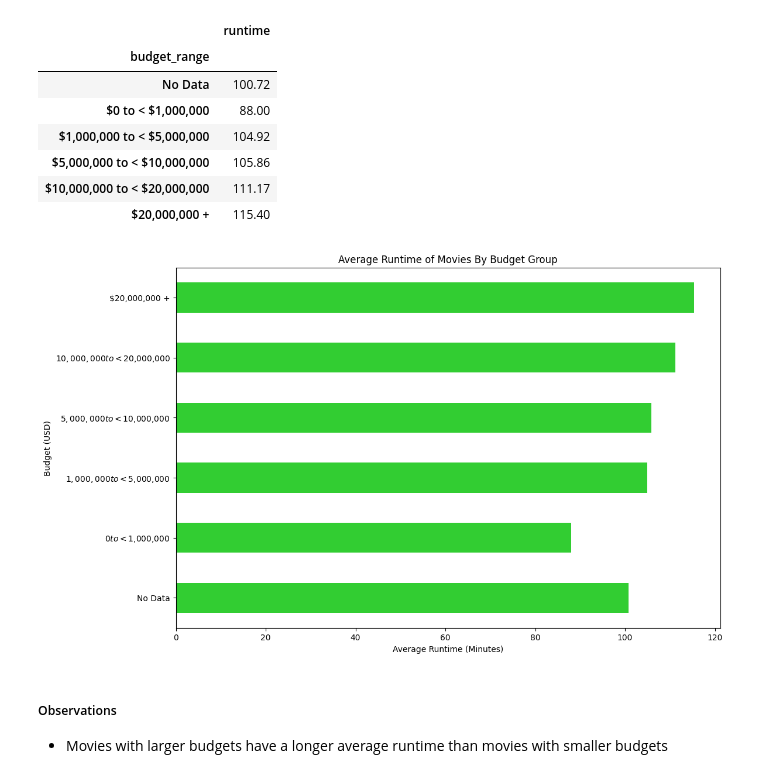
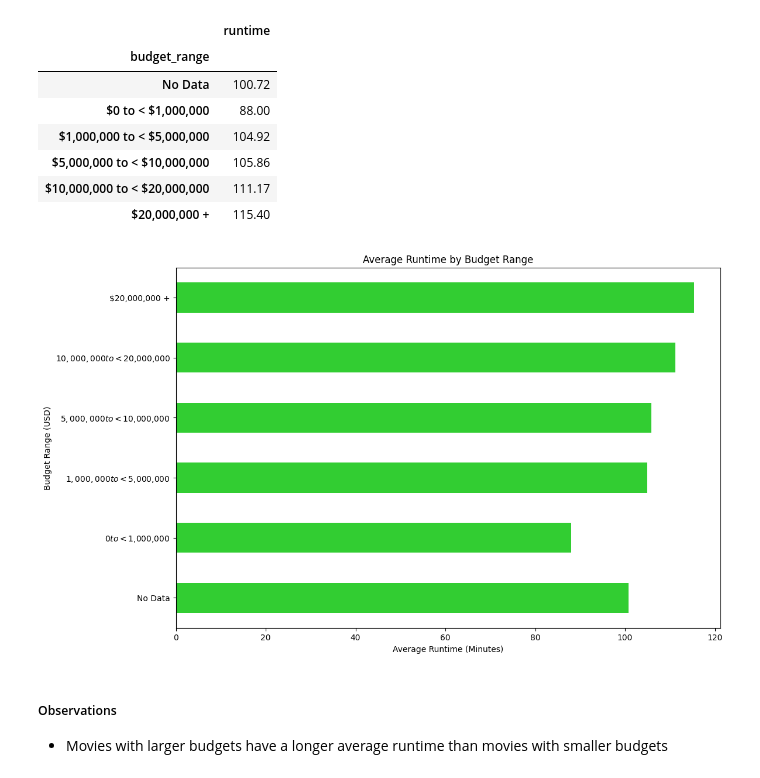
Before and after one commit to AlexPMorton/A24-Movies-EDA, a Jupyter notebook: A24_EDA.ipynb, the cells around one changed output. Cells and saved outputs as stored; diff of their text form; code cells hidden in the pictures.

```diff
--- a/A24_EDA.ipynb
+++ b/A24_EDA.ipynb
@@ -692,13 +690,13 @@ A24_budget_groups_mean.drop(['budget','domestic_revenue','international_revenue'
 | $10,000,000 to < $20,000,000 | 111.17 |
 | $20,000,000 + | 115.40 |
 # %%
-A24_budget_groups_mean_runtime_plot = A24_budget_groups_mean[['runtime']].plot(kind ='barh', title = "Average Runtime of Movies By Budget Group", color = ['limegreen'], figsize = (12,12/1.5))
+A24_budget_groups_mean_runtime_plot = A24_budget_groups_mean[['runtime']].plot(kind ='barh', title = "Average Runtime by Budget Range", color = ['limegreen'], figsize = (12,12/1.5))
 plt.xlabel('Average Runtime (Minutes)')
-plt.ylabel('Budget (USD)')
+plt.ylabel('Budget Range (USD)')
 
 A24_budget_groups_mean_runtime_plot.get_legend().remove()
 # %% [output]
-[figure, old version]
+[figure, new version]
 # %% [markdown]
 ##### Observations
 - Movies with larger budgets have a longer average runtime than movies with smaller budgets
```
Also changed, not shown: parts of 55 cells of this notebook.
